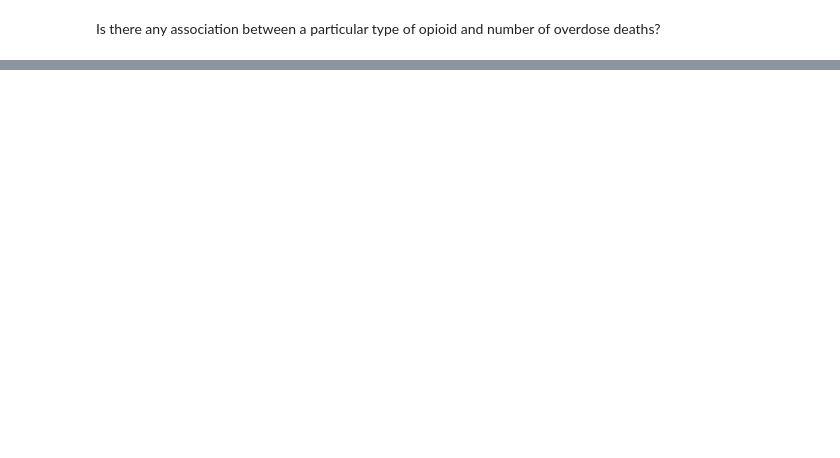
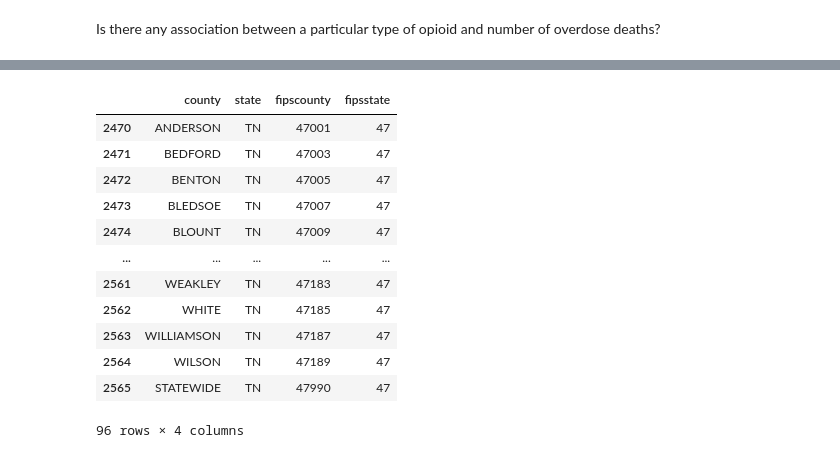
Before and after one commit to NSS-Data-Analytics-Cohort-14/prescribers-python-da14-panda_monium, a Jupyter notebook: notebooks/pandamonium_Q5.ipynb, the cells around one changed output, grey strips where cells are left out. Drawn from its saved outputs; the diff is of its cells as text; code cells hidden in the pictures; blank space fills up the shorter version.

```diff
--- a/notebooks/pandamonium_Q5.ipynb
+++ b/notebooks/pandamonium_Q5.ipynb
@@ -26,0 +27,18 @@ prescribers.head()
+# %%
+TN_fips=fips.loc[fips['state']=='TN']
+# %%
+TN_fips
+# %% [output]
+|  | county | state | fipscounty | fipsstate |
+| 2470 | ANDERSON | TN | 47001 | 47 |
+| 2471 | BEDFORD | TN | 47003 | 47 |
+| 2472 | BENTON | TN | 47005 | 47 |
+| 2473 | BLEDSOE | TN | 47007 | 47 |
+| 2474 | BLOUNT | TN | 47009 | 47 |
+| ... | ... | ... | ... | ... |
+| 2561 | WEAKLEY | TN | 47183 | 47 |
+| 2562 | WHITE | TN | 47185 | 47 |
+| 2563 | WILLIAMSON | TN | 47187 | 47 |
+| 2564 | WILSON | TN | 47189 | 47 |
+| 2565 | STATEWIDE | TN | 47990 | 47 |
+96 rows × 4 columns
```
Also changed, not shown: parts of 2 cells of this notebook, 4 other files.
